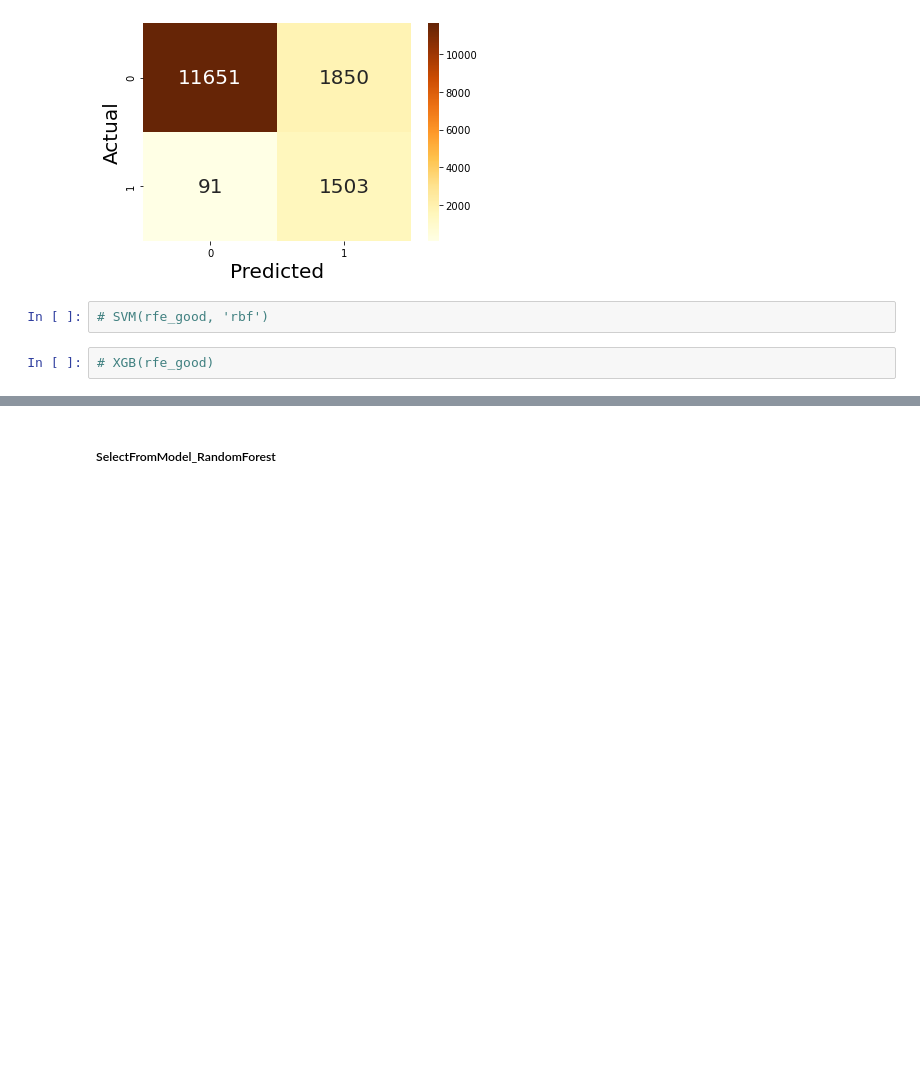
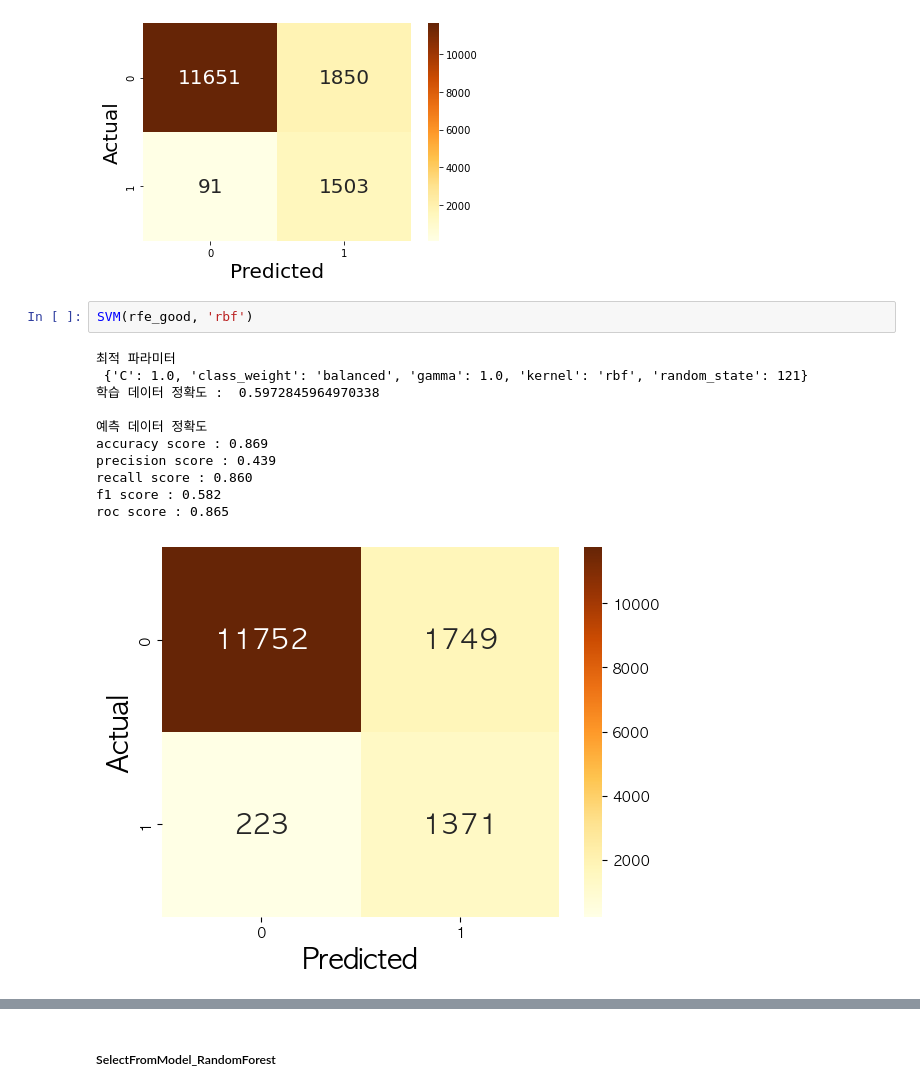
Before and after one commit to skynnn/TAVE-Prediction-Model-for-Insolvent-Companies, a Jupyter notebook: modeling_OneSidedSelection.ipynb, the cells around one changed output, grey strips where cells are left out. Saved outputs shown, nothing was run; the diff lists cells and outputs as text; blank space fills up the shorter version.

```diff
--- a/modeling_OneSidedSelection.ipynb
+++ b/modeling_OneSidedSelection.ipynb
@@ -309,6 +309,16 @@ GridSearchCV(cv=5, estimator=DecisionTreeClassifier(), n_jobs=-1,
              scoring='f1')
 [figure]
 # %%
-# SVM(rfe_good, 'rbf')
+SVM(rfe_good, 'rbf')
+# %% [output]
+최적 파라미터
+ {'C': 1.0, 'class_weight': 'balanced', 'gamma': 1.0, 'kernel': 'rbf', 'random_state': 121}
+학습 데이터 정확도 :  0.5972845964970338
+
+예측 데이터 정확도
+accuracy score : 0.869
+precision score : 0.439
+recall score : 0.860
+f1 score : 0.582
+roc score : 0.865
+[figure, added]
-# %%
-# XGB(rfe_good)
```
Also changed, not shown: parts of 22 cells of this notebook.
